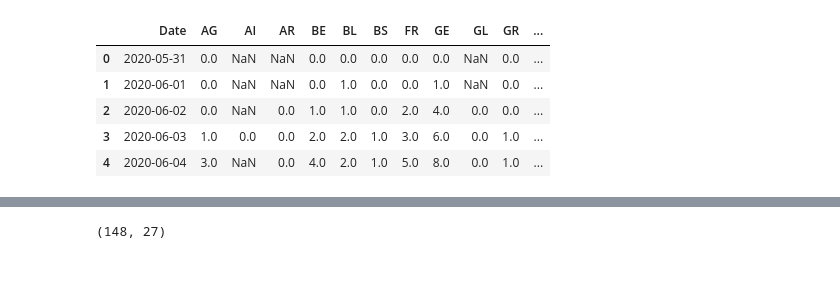
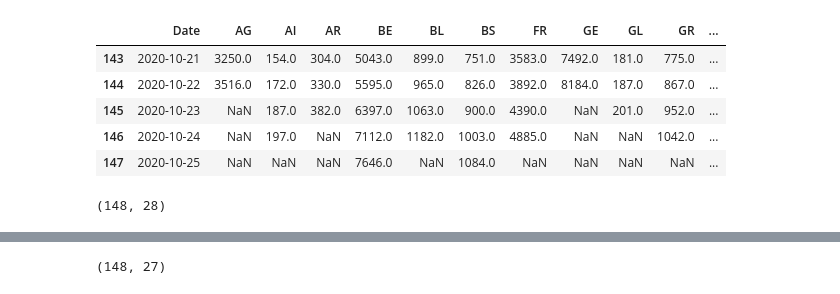
Before and after one commit to kanikaKanu90/notebook, a Jupyter notebook: Preprocessing_And_Sampling.ipynb, the cells around one changed output, grey strips where cells are left out. Saved outputs shown, nothing was run; the diff lists cells and outputs as text; code cells hidden in the pictures.

```diff
--- a/Preprocessing_And_Sampling.ipynb
+++ b/Preprocessing_And_Sampling.ipynb
@@ -3,15 +3,25 @@
 # %%
 import pandas as pd
 import numpy as np
 
-col_range = [i for i in range(0,28)]
-df = pd.read_csv("/content/sample_data/covid19_cases_switzerland_openzh-phase2.csv", usecols= col_range)
+#col_range = [i for i in range(0,28)]
+# By default the "date" column was in string format,
+#  we need to convert it into date-time format
+# parse_dates =["date"], converts the "date" column to date-time format
 
-df.head()
+# Resampling works with time-series data only
+# so convert "date" column to index
+df = pd.read_csv("/content/sample_data/covid19_cases_switzerland_openzh-phase2.csv", usecols= np.r_[0:28], parse_dates =["Date"]) # First 27 columns
+
+df.tail()
 # %% [output]
 |  | Date | AG | AI | AR | BE | BL | BS | FR | GE | GL | GR | ... |
-| 0 | 2020-05-31 | 0.0 | NaN | NaN | 0.0 | 0.0 | 0.0 | 0.0 | 0.0 | NaN | 0.0 | ... |
-| 1 | 2020-06-01 | 0.0 | NaN | NaN | 0.0 | 1.0 | 0.0 | 0.0 | 1.0 | NaN | 0.0 | ... |
-| 2 | 2020-06-02 | 0.0 | NaN | 0.0 | 1.0 | 1.0 | 0.0 | 2.0 | 4.0 | 0.0 | 0.0 | ... |
-| 3 | 2020-06-03 | 1.0 | 0.0 | 0.0 | 2.0 | 2.0 | 1.0 | 3.0 | 6.0 | 0.0 | 1.0 | ... |
-| 4 | 2020-06-04 | 3.0 | NaN | 0.0 | 4.0 | 2.0 | 1.0 | 5.0 | 8.0 | 0.0 | 1.0 | ... |
+| 143 | 2020-10-21 | 3250.0 | 154.0 | 304.0 | 5043.0 | 899.0 | 751.0 | 3583.0 | 7492.0 | 181.0 | 775.0 | ... |
+| 144 | 2020-10-22 | 3516.0 | 172.0 | 330.0 | 5595.0 | 965.0 | 826.0 | 3892.0 | 8184.0 | 187.0 | 867.0 | ... |
+| 145 | 2020-10-23 | NaN | 187.0 | 382.0 | 6397.0 | 1063.0 | 900.0 | 4390.0 | NaN | 201.0 | 952.0 | ... |
+| 146 | 2020-10-24 | NaN | 197.0 | NaN | 7112.0 | 1182.0 | 1003.0 | 4885.0 | NaN | NaN | 1042.0 | ... |
+| 147 | 2020-10-25 | NaN | NaN | NaN | 7646.0 | NaN | 1084.0 | NaN | NaN | NaN | NaN | ... |
+# %%
+df.shape # setting date as index causes decrement in column clount 28 to 27
+# %% [output]
+(148, 28)
```
Also changed, not shown: parts of 9 cells of this notebook.
